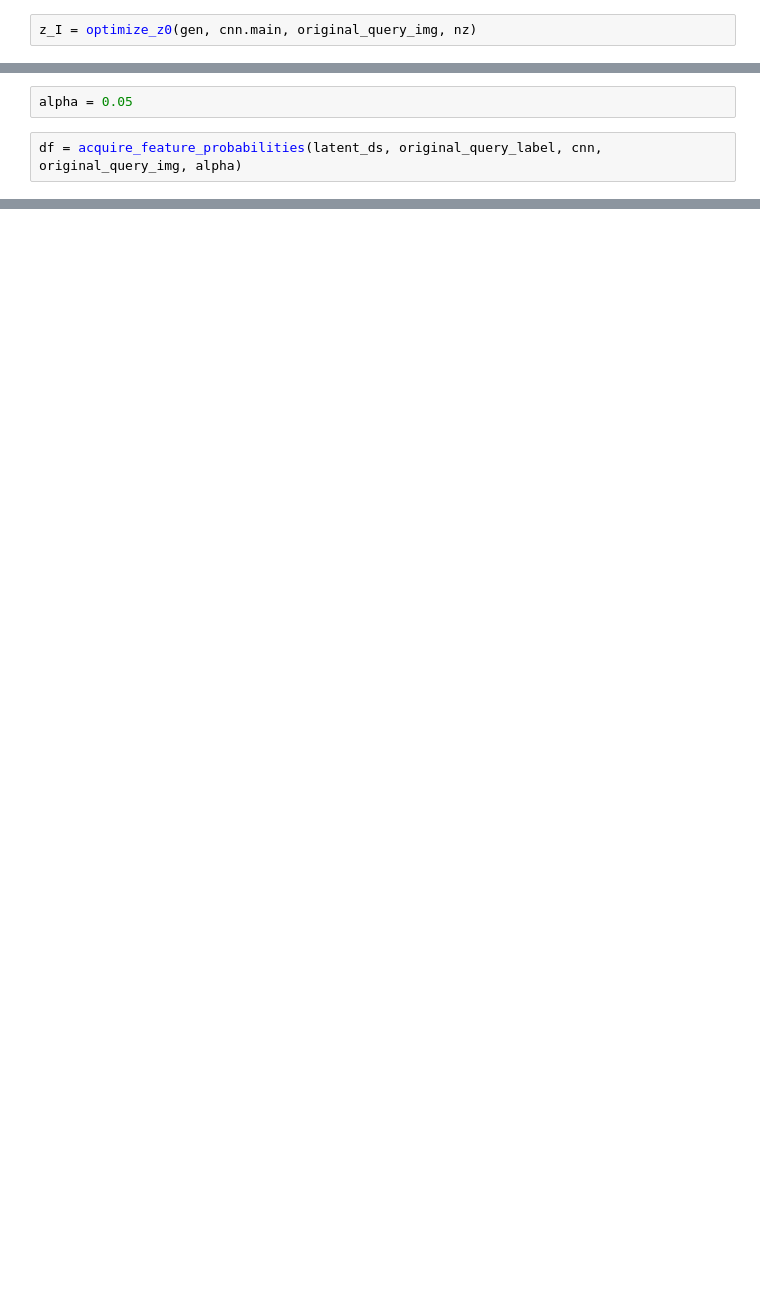
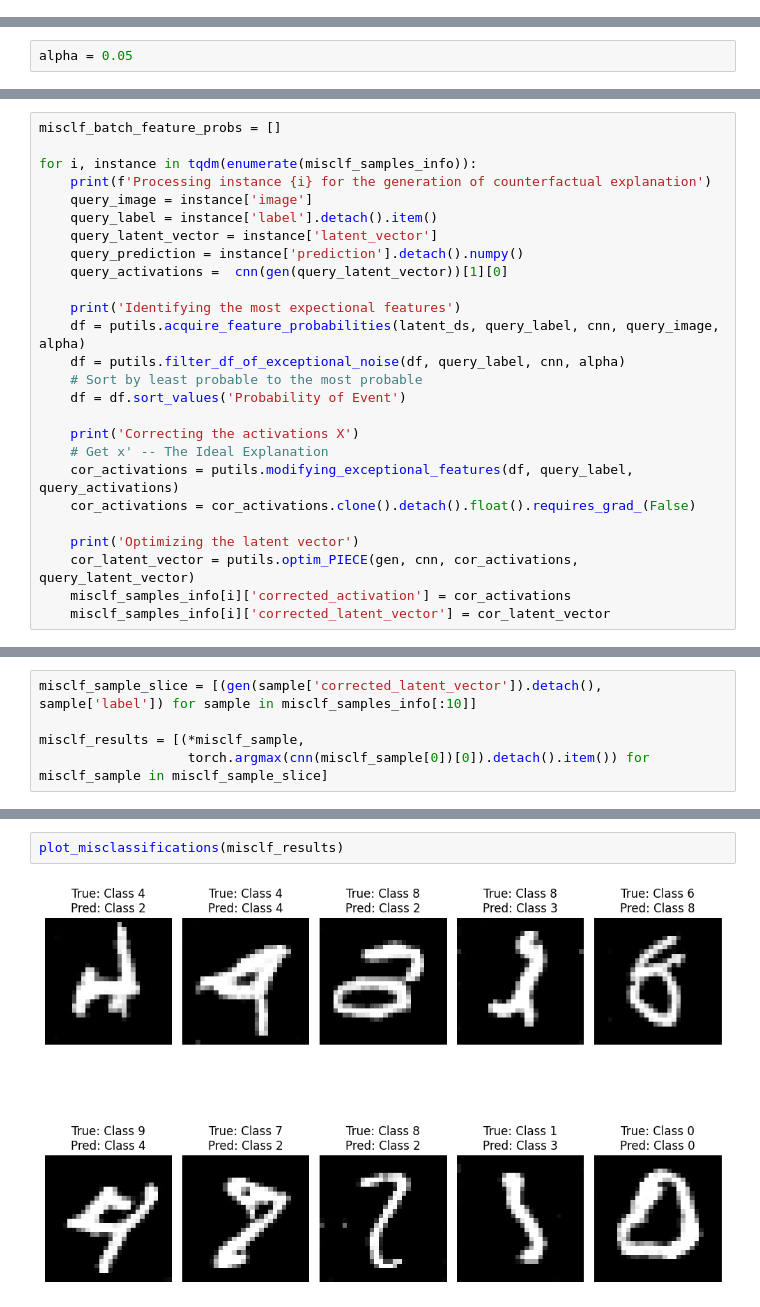
Before and after one commit to kSahatova/Recourse-Benchmark, a Jupyter notebook: experiments/images/run_piece.ipynb, the cells around one changed output, grey strips where cells are left out. Cells and saved outputs as stored; diff of their text form; blank space fills up the shorter version.

```diff
--- a/experiments/images/run_piece.ipynb
+++ b/experiments/images/run_piece.ipynb
@@ -102,4 +145,2 @@ plot_misclassifications(misclf_samples)
 # %% [markdown]
 2) Identifying the latent vector that corresponds to the given misclassified image
-# %%
-z_I = optimize_z0(gen, cnn.main, original_query_img, nz)
@@ -161,4 +206,2 @@ with open(latent_ds_path, 'rb') as handle:
 # %%
 alpha = 0.05
-# %%
-df = acquire_feature_probabilities(latent_ds, original_query_label, cnn, original_query_img, alpha)
@@ -249,0 +208,26 @@ Prediction of the CNN classifier: 7
+# %%
+misclf_batch_feature_probs = []
+
+for i, instance in tqdm(enumerate(misclf_samples_info)):
+    print(f'Processing instance {i} for the generation of counterfactual explanation')
+    query_image = instance['image']
+    query_label = instance['label'].detach().item()
+    query_latent_vector = instance['latent_vector']
+    query_prediction = instance['prediction'].detach().numpy()
+    query_activations =  cnn(gen(query_latent_vector))[1][0]
+
+    print('Identifying the most expectional features')
+    df = putils.acquire_feature_probabilities(latent_ds, query_label, cnn, query_image, alpha)
+    df = putils.filter_df_of_exceptional_noise(df, query_label, cnn, alpha)
+    # Sort by least probable to the most probable
+    df = df.sort_values('Probability of Event')
+
+    print('Correcting the activations X')
+    # Get x' -- The Ideal Explanation
+    cor_activations = putils.modifying_exceptional_features(df, query_label, query_activations)
+    cor_activations = cor_activations.clone().detach().float().requires_grad_(False)
+
+    print('Optimizing the latent vector')
+    cor_latent_vector = putils.optim_PIECE(gen, cnn, cor_activations, query_latent_vector)
+    misclf_samples_info[i]['corrected_activation'] = cor_activations
+    misclf_samples_info[i]['corrected_latent_vector'] = cor_latent_vector
@@ -249,0 +337,5 @@ Prediction of the CNN classifier: 7
+# %%
+misclf_sample_slice = [(gen(sample['corrected_latent_vector']).detach(), sample['label']) for sample in misclf_samples_info[:10]]
+
+misclf_results = [(*misclf_sample,
+                   torch.argmax(cnn(misclf_sample[0])[0]).detach().item()) for misclf_sample in misclf_sample_slice]
@@ -249,0 +348,4 @@ Prediction of the CNN classifier: 7
+# %%
+plot_misclassifications(misclf_results)
+# %% [output]
+[figure, added]
```
Also changed, not shown: parts of 38 cells of this notebook, 25 other files.
